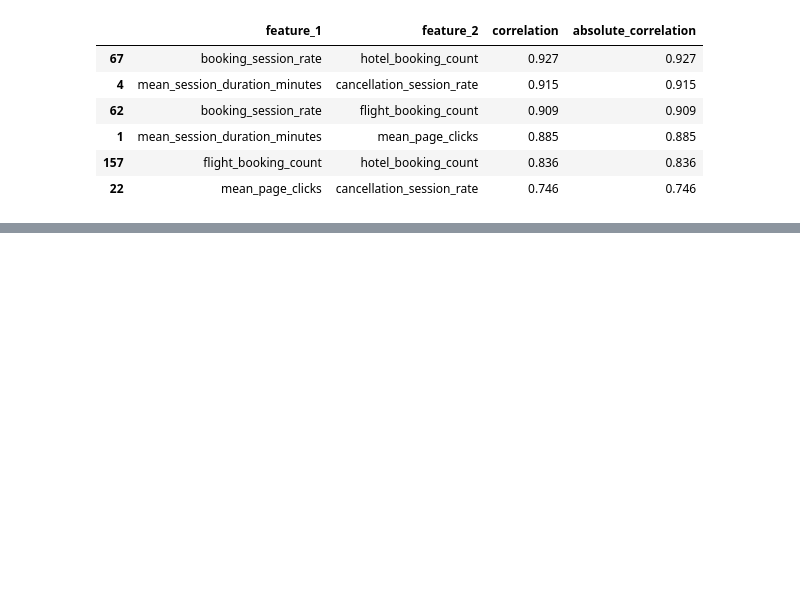
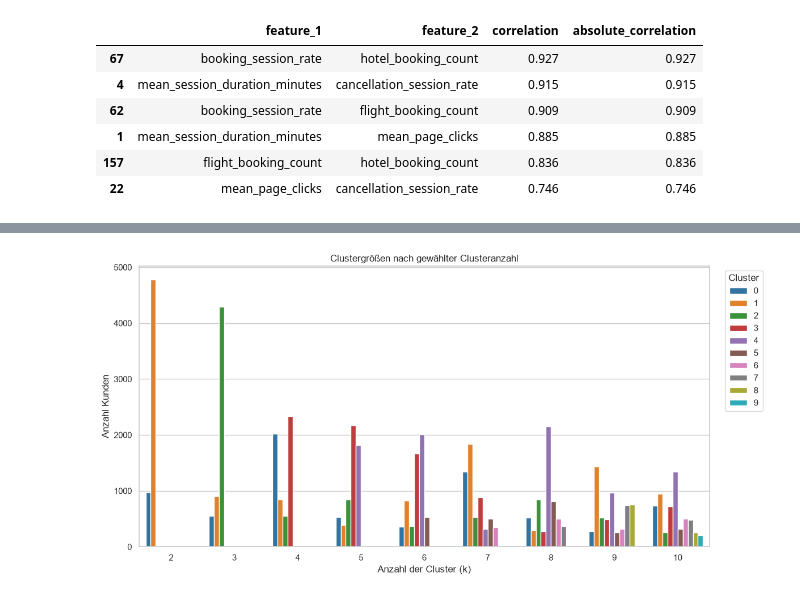
Before and after one commit to norawinkler/traveltide-customer-segmentation, a Jupyter notebook: notebooks/03_customer_segmentation.ipynb, the cells around one changed output, grey strips where cells are left out. Drawn from its saved outputs; the diff is of its cells as text; code cells hidden in the pictures; blank space fills up the shorter version.

```diff
--- a/notebooks/03_customer_segmentation.ipynb
+++ b/notebooks/03_customer_segmentation.ipynb
@@ -506,0 +1260,53 @@ display(strong_correlations)
+# %%
+# Clustergrößen für alle untersuchten k-Werte darstellen
+
+cluster_size_records = []
+
+for k, model in kmeans_models.items():
+    labels = model.labels_
+
+    cluster_counts = (
+        pd.Series(labels)
+        .value_counts()
+        .sort_index()
+    )
+
+    for cluster, count in cluster_counts.items():
+        cluster_size_records.append({
+            "k": k,
+            "cluster": cluster,
+            "customer_count": count,
+            "customer_share": count / len(labels)
+        })
+
+
+cluster_sizes_long = pd.DataFrame(
+    cluster_size_records
+)
+
+plt.figure(figsize=(12, 6))
+
+sns.barplot(
+    data=cluster_sizes_long,
+    x="k",
+    y="customer_count",
+    hue="cluster",
+    palette="tab10"
+)
+
+plt.title(
+    "Clustergrößen nach gewählter Clusteranzahl"
+)
+
+plt.xlabel("Anzahl der Cluster (k)")
+plt.ylabel("Anzahl Kunden")
+plt.legend(
+    title="Cluster",
+    bbox_to_anchor=(1.02, 1),
+    loc="upper left"
+)
+
+plt.tight_layout()
+plt.show()
+# %% [output]
+[figure, added]
```
Also changed, not shown: parts of 35 cells of this notebook.
